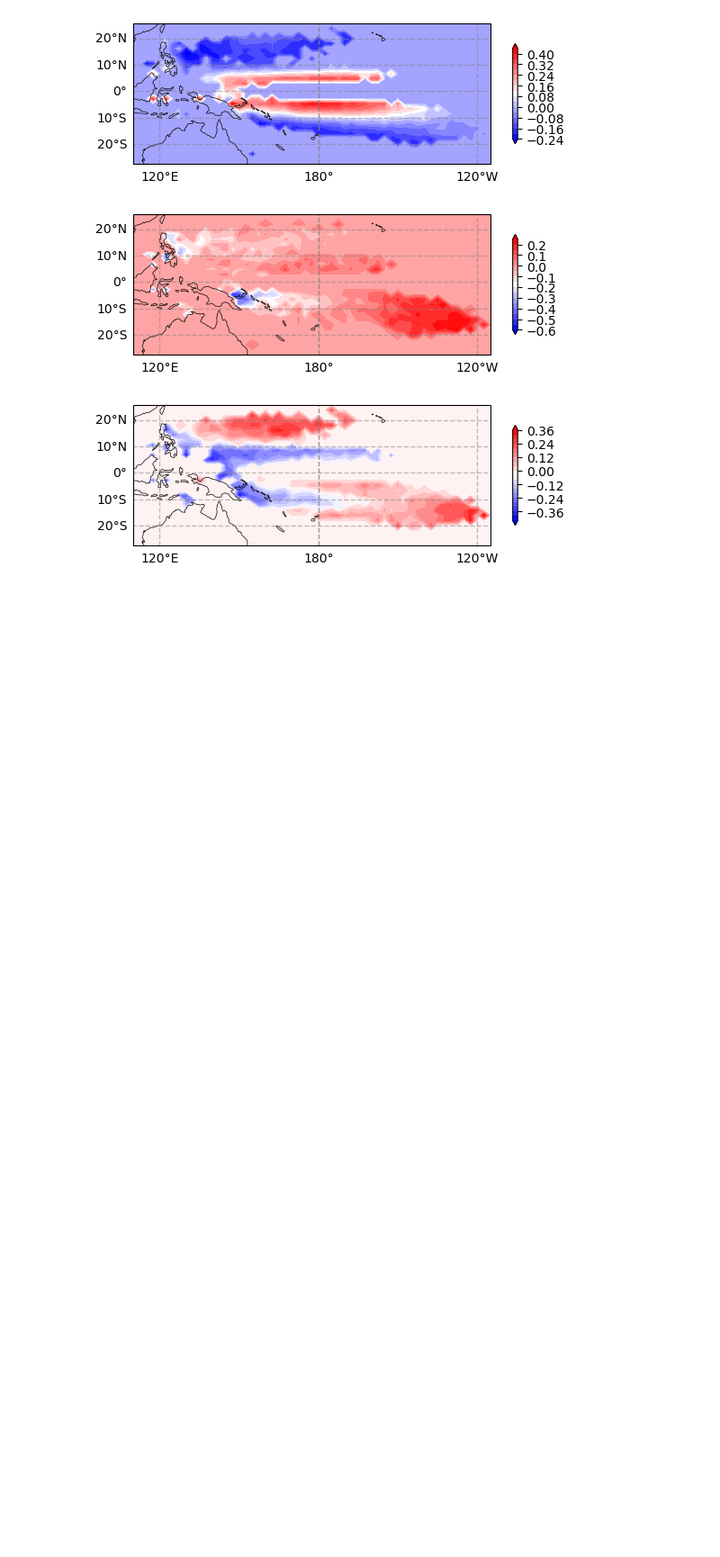
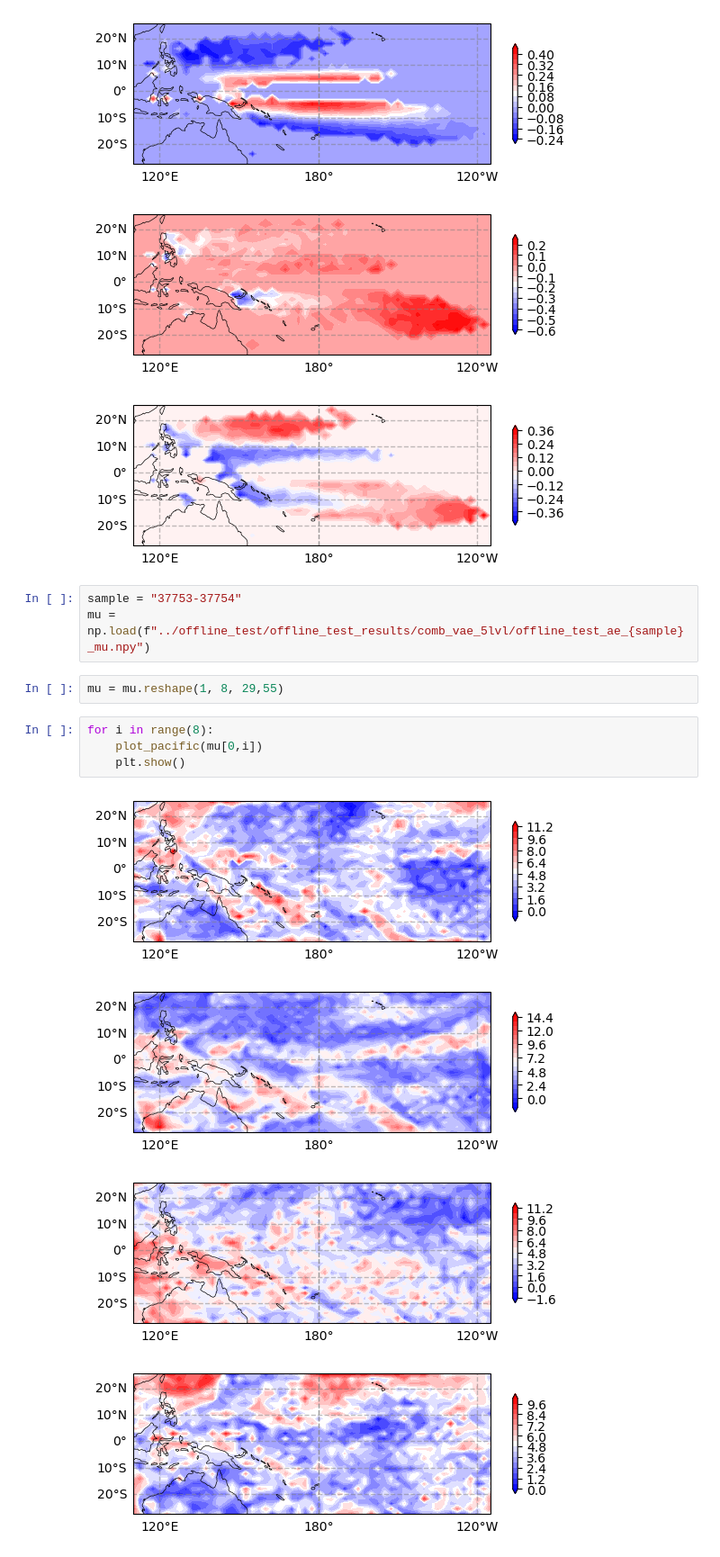
Before and after one commit to chenj209/experience_replay_training, a Jupyter notebook: training_scripts/Untitled.ipynb, the cells around one changed output. Shown at 90% size. Saved outputs shown, nothing was run; the diff lists cells and outputs as text; blank space fills up the shorter version.

Commit message:
plots

```diff
--- a/training_scripts/Untitled.ipynb
+++ b/training_scripts/Untitled.ipynb
@@ -105,3 +105,17 @@ for i in range(8):
 [figure]
 [figure]
 [figure]
+# %%
+sample = "37753-37754"
+mu = np.load(f"../offline_test/offline_test_results/comb_vae_5lvl/offline_test_ae_{sample}_mu.npy")
+# %%
+mu = mu.reshape(1, 8, 29,55)
+# %%
+for i in range(8):
+    plot_pacific(mu[0,i])
+    plt.show()
+# %% [output]
+[figure, added]
+[figure, added]
+[figure, added]
+[figure, added]
```
Also changed, not shown: parts of 2 cells of this notebook, 3 other files.
